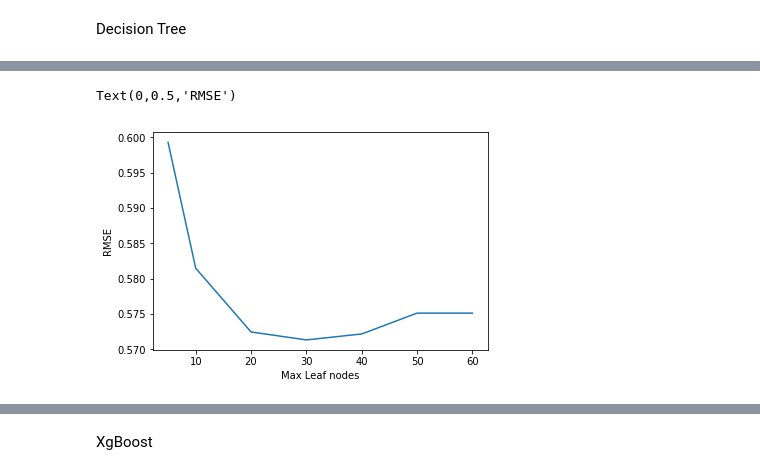
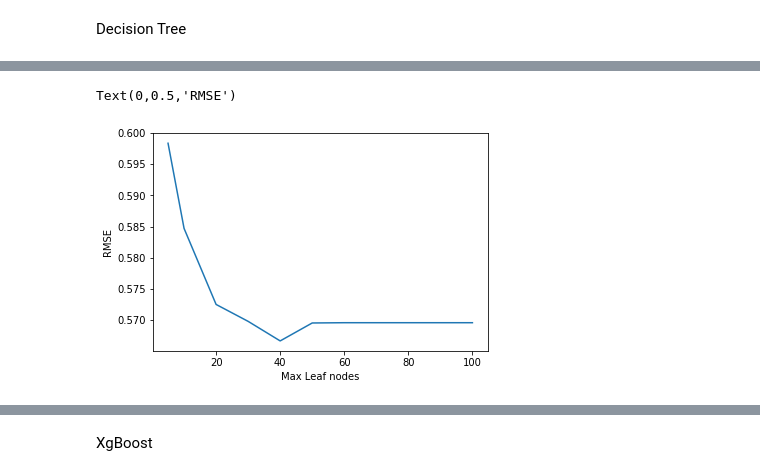
Before and after one commit to devarun07/Analytix, a Jupyter notebook: Projects/1. Predicting Credit Card Spend & Identifying Key Drivers/Project-1.ipynb, the cells around one changed output, grey strips where cells are left out. Saved outputs shown, nothing was run; the diff lists cells and outputs as text; code cells hidden in the pictures.

```diff
--- a/Projects/1. Predicting Credit Card Spend & Identifying Key Drivers/Project-1.ipynb
+++ b/Projects/1. Predicting Credit Card Spend & Identifying Key Drivers/Project-1.ipynb
@@ -954,3 +973,5 @@ formula = 'log_TotalSpend~card_4+owncd_1+carcatvalue_3+card_2+income+ownvcr_1+ca
+# %%
+formula = 'log_TotalSpend~card_2+card2_3+owndvd_1+reason_2+carown_0+income+carcatvalue_1+carcatvalue_3+card2_5+ownvcr_1+card2_4+owncd_1+card_4+carown_1+creddebt+othdebt+retire_1+card_5+card2_2+card_3'
 # %%
 a,b = dmatrices(data=data_new,formula_like=formula,return_type='dataframe')
 
@@ -1119,6 +1152,25 @@ Covariance Type:            nonrobust
 
 Warnings:
 [1] Standard Errors assume that the covariance matrix of the errors is correctly specified.
+# %%
+consol_vars = ['carcatvalue_1',
+               'card2_2',
+               'card2_3',
+               'card2_4',
+               'card2_5',
+               'card_2',
+               'card_3',
+               'card_4',
+               'card_5',
+               'log_creddebt',
+               'log_income',
+               'owndvd_1',
+               'reason_2',
+               'retire_1'
+              ]
+# %%
+train_X = train_X[consol_vars]
+test_X = test_X[consol_vars]
 # %% [markdown]
 Decision Tree
 # %%
@@ -1127,3 +1179,0 @@ from sklearn.grid_search import GridSearchCV
-# %%
-dt = DecisionTreeRegressor(max_depth=25)
-dt.fit(train_X,train_y)
@@ -1170,18 +1210,18 @@ Text(0,0.5,'RMSE')
 # %%
-max_leaf_nodes = [5,10,20,30,40,50,60]
+max_leaf_nodes = [5,10,20,30,40,50,60,100]
 RMSE_Scores = []
 
 for i in max_leaf_nodes:
-    dt = DecisionTreeRegressor(max_depth=6, min_samples_split=100,max_leaf_nodes=i,random_state=123)
+    dt = DecisionTreeRegressor(max_depth=7, min_samples_split=100,max_leaf_nodes=i,random_state=123)
     MSE = cross_val_score(dt, train_X, train_y, cv=14, scoring='neg_mean_squared_error')
     RMSE_Scores.append(np.mean(np.sqrt(-MSE)))
 
 plt.plot(max_leaf_nodes,RMSE_Scores)
 plt.xlabel('Max Leaf nodes')
 plt.ylabel('RMSE')
 # %% [output]
 Text(0,0.5,'RMSE')
-[figure, old version]
+[figure, new version]
 # %%
 from sklearn import metrics
 # %%
```
Also changed, not shown: parts of 46 cells of this notebook.
